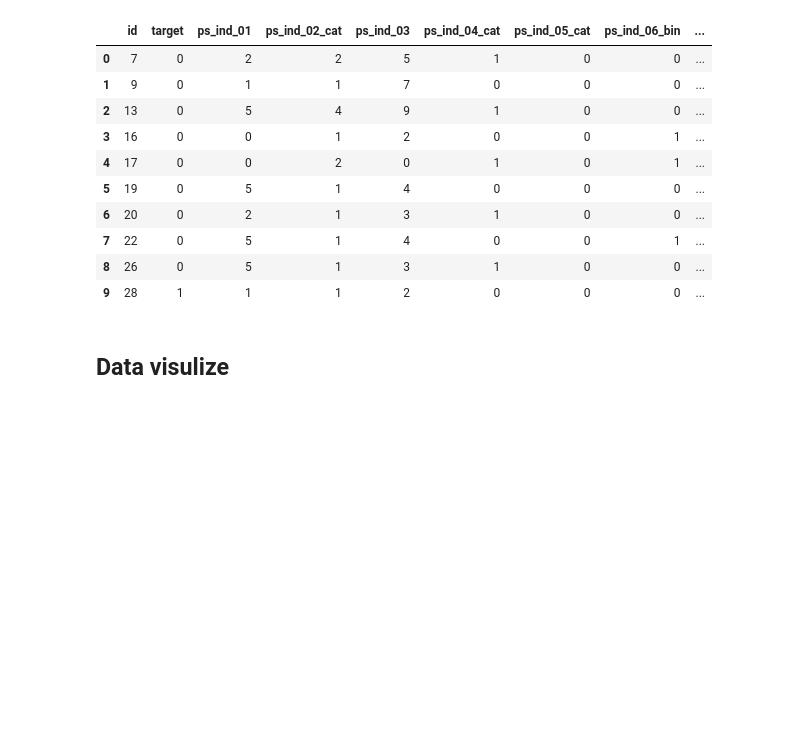
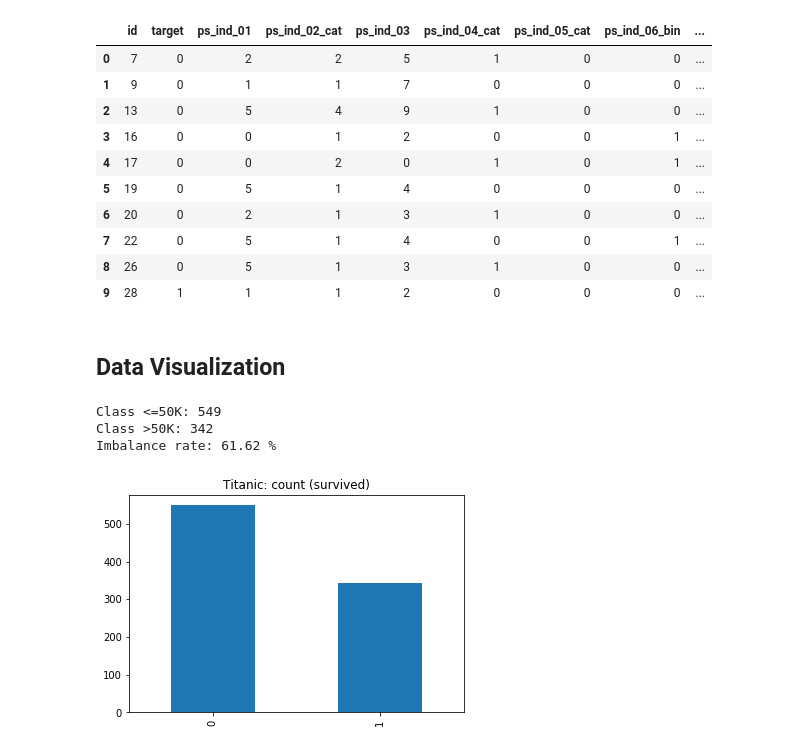
Before and after one commit to hsuemily/CE888-2, a Jupyter notebook: Assignment/PrototypeCode.ipynb, the cells around one changed output. Saved outputs shown, nothing was run; the diff lists cells and outputs as text; code cells hidden in the pictures; blank space fills up the shorter version.

```diff
--- a/Assignment/PrototypeCode.ipynb
+++ b/Assignment/PrototypeCode.ipynb
@@ -76,4 +71,4 @@ SafeDriver.head(10)
 | 8 | 26 | 0 | 5 | 1 | 3 | 1 | 0 | 0 | ... |
 | 9 | 28 | 1 | 1 | 1 | 2 | 0 | 0 | 0 | ... |
 # %% [markdown]
-## Data visulize
+## Data Visualization
@@ -81,0 +75,14 @@ SafeDriver.head(10)
+# %%
+# Plot histogram of the label Survived in Titanic dataset
+# Ref: https://stackoverflow.com/questions/28418988/how-to-make-a-histogram-from-a-list-of-strings-in-python
+# Ref: https://www.kaggle.com/rafjaa/resampling-strategies-for-imbalanced-datasets
+pd.Series(Titanic['Survived']).value_counts().plot(kind='bar',title='Titanic: count (survived)')
+target_count = Titanic.Survived.value_counts()
+print('Class <=50K:', target_count[0])
+print('Class >50K:', target_count[1])
+print('Imbalance rate:', round((target_count[0] / (target_count[0]+target_count[1]))*100, 2), '%')
+# %% [output]
+Class <=50K: 549
+Class >50K: 342
+Imbalance rate: 61.62 %
+[figure, added]
```
Also changed, not shown: parts of 4 cells of this notebook.
